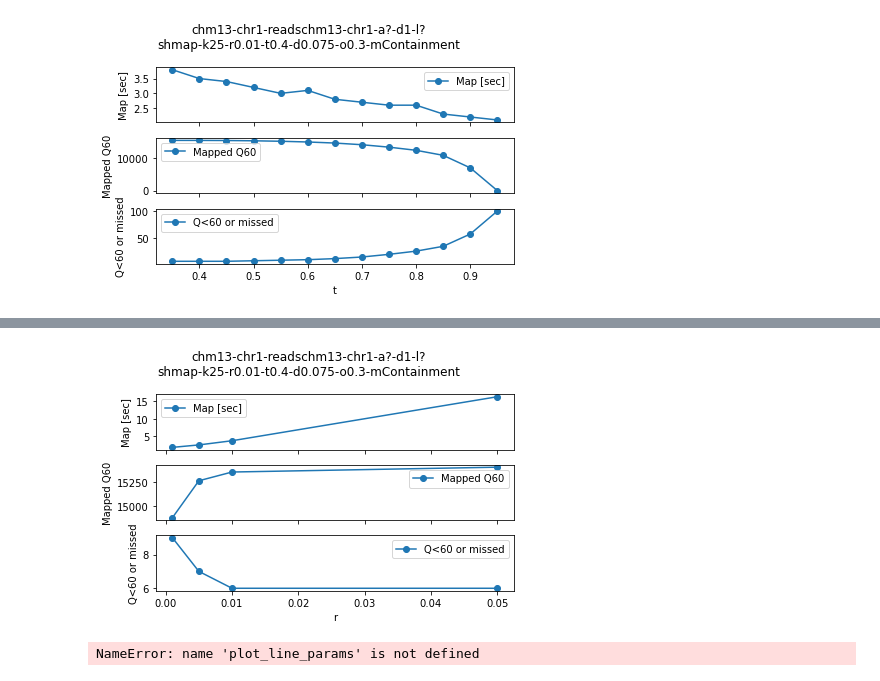
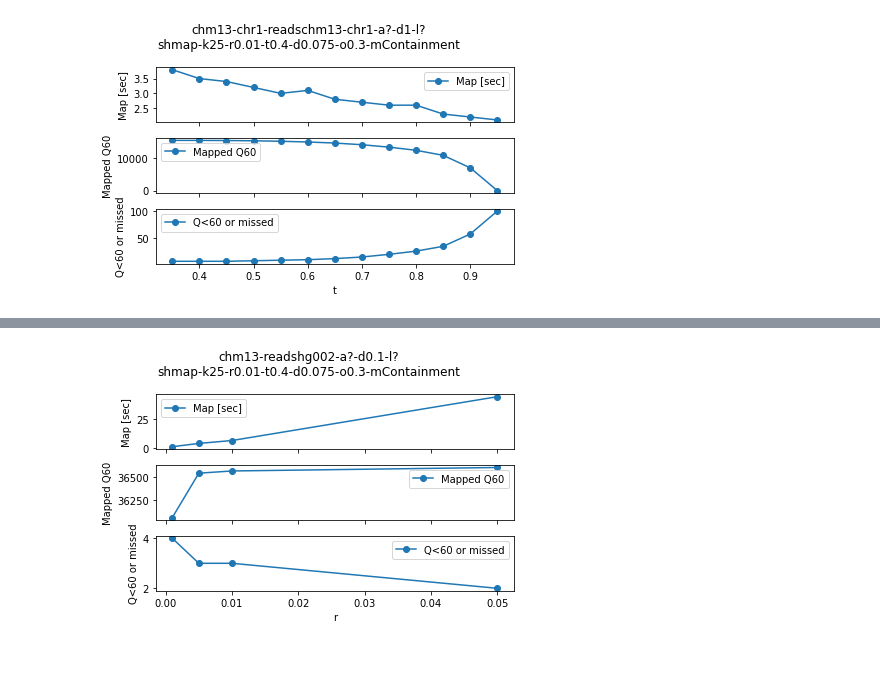
Before and after one commit to pesho-ivanov/shmap, a Jupyter notebook: evals/compare.ipynb, the cells around one changed output, grey strips where cells are left out. Saved outputs shown, nothing was run; the diff lists cells and outputs as text; code cells hidden in the pictures.

```diff
--- a/evals/compare.ipynb
+++ b/evals/compare.ipynb
@@ -214,8 +216,4 @@ plot_line_params(Path('out_small/sketching'), pivot, dataset, 'k')
 # %%
-plot_line_params(Path('out_small/sketching'), pivot, dataset, 'r')
+plot_line_params(Path('out_small/sketching'), pivot, 'chm13-readshg002-a?-d0.1-l?', 'r')
 # %% [output]
-[figure, old version]
+[figure, new version]
-# %%
-plot_line_params(Path('out_small/sketching'), 'chm13-readshg002-a?-d0.1-l?', 'r')
-# %% [output]
-NameError: name 'plot_line_params' is not defined
```
Also changed, not shown: parts of 1 cell of this notebook.
